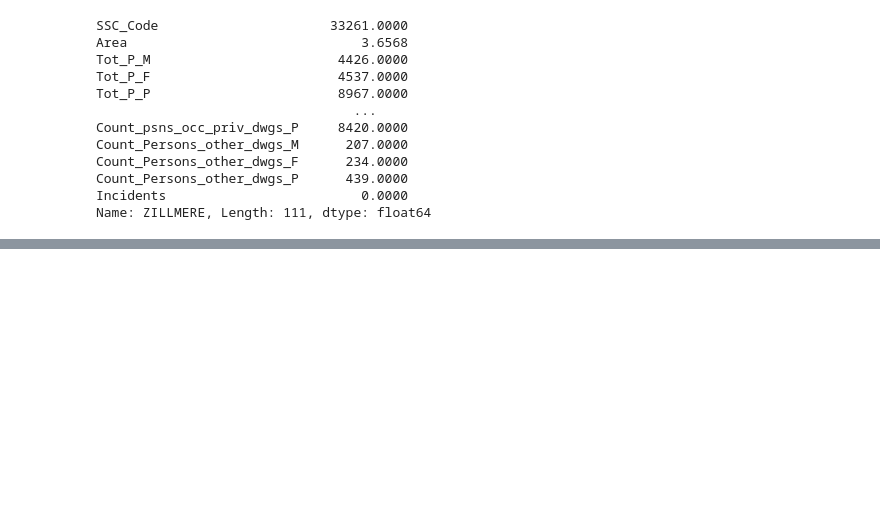
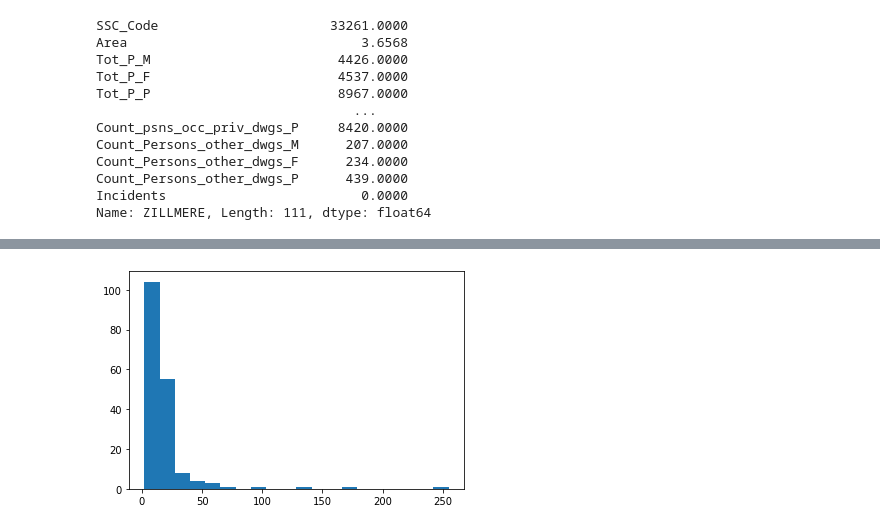
Before and after one commit to jkwaser/animal-complaints, a Jupyter notebook: AnimalComplaints.ipynb, the cells around one changed output, grey strips where cells are left out. Saved outputs shown, nothing was run; the diff lists cells and outputs as text; code cells hidden in the pictures; blank space fills up the shorter version.

```diff
--- a/AnimalComplaints.ipynb
+++ b/AnimalComplaints.ipynb
@@ -402,0 +481,2 @@ Finally,
+# %%
+sorted_1k = brisbanecomplaints["Complaints Per Thousand"].sort_values()
@@ -402,0 +519,4 @@ Finally,
+# %%
+pop_hist = plt.hist(sorted_1k, bins = 20)
+# %% [output]
+[figure, added]
```
Also changed, not shown: parts of 30 cells of this notebook.
